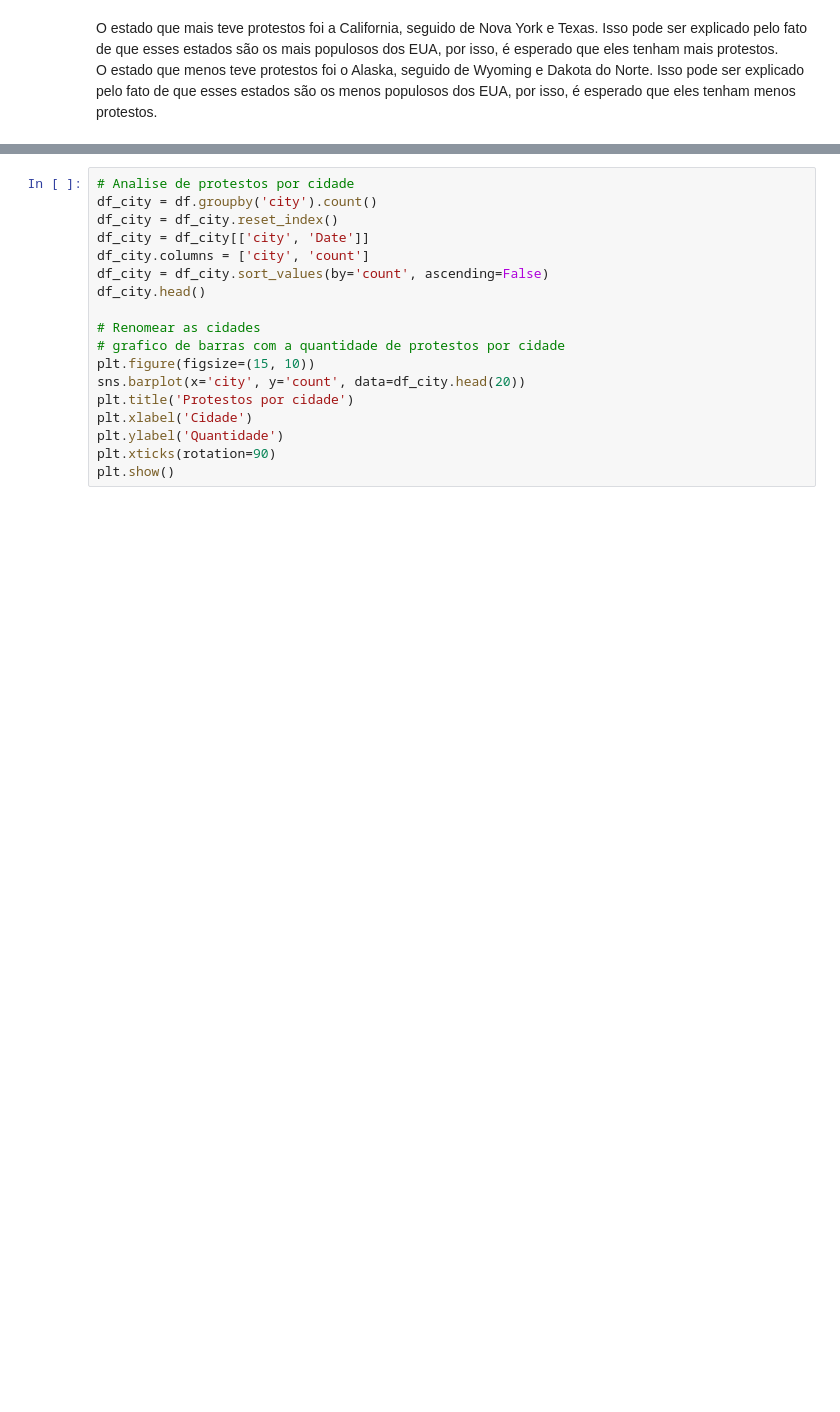
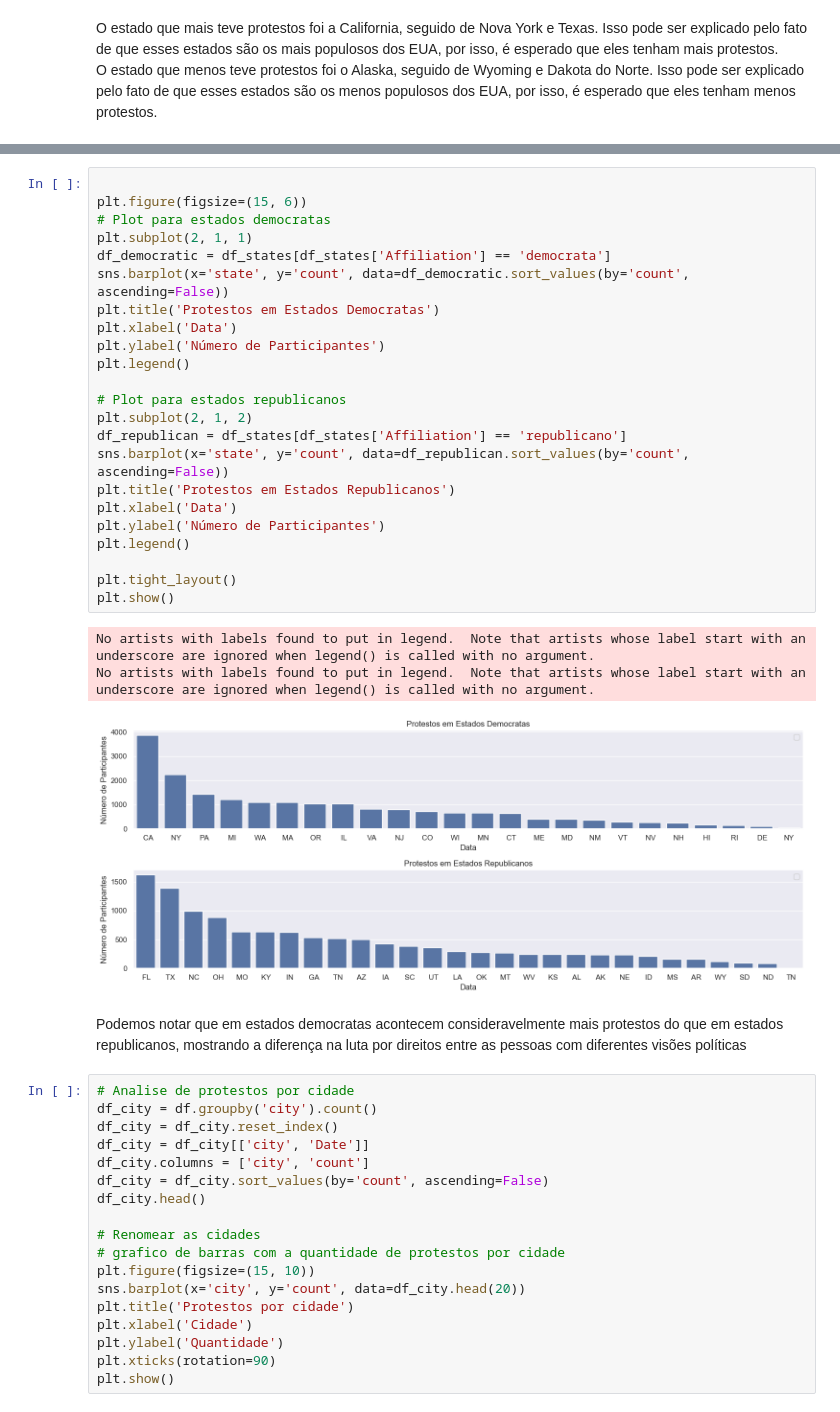
Before and after one commit to Guilherme-s-m/bigdatao, a Jupyter notebook: read.ipynb, the cells around one changed output, grey strips where cells are left out. Drawn from its saved outputs; the diff is of its cells as text; blank space fills up the shorter version.

```diff
--- a/read.ipynb
+++ b/read.ipynb
@@ -155,3 +314,32 @@ estados são os menos populosos dos EUA, por isso, é esperado que eles tenham m
+# %%
+
+plt.figure(figsize=(15, 6))
+# Plot para estados democratas
+plt.subplot(2, 1, 1)
+df_democratic = df_states[df_states['Affiliation'] == 'democrata']
+sns.barplot(x='state', y='count', data=df_democratic.sort_values(by='count', ascending=False))
+plt.title('Protestos em Estados Democratas')
+plt.xlabel('Data')
+plt.ylabel('Número de Participantes')
+plt.legend()
+
+# Plot para estados republicanos
+plt.subplot(2, 1, 2)
+df_republican = df_states[df_states['Affiliation'] == 'republicano']
+sns.barplot(x='state', y='count', data=df_republican.sort_values(by='count', ascending=False))
+plt.title('Protestos em Estados Republicanos')
+plt.xlabel('Data')
+plt.ylabel('Número de Participantes')
+plt.legend()
+
+plt.tight_layout()
+plt.show()
+# %% [output]
+No artists with labels found to put in legend.  Note that artists whose label start with an underscore are ignored when legend() is called with no argument.
+No artists with labels found to put in legend.  Note that artists whose label start with an underscore are ignored when legend() is called with no argument.
+[figure, added]
+# %% [markdown]
+Podemos notar que em estados democratas acontecem consideravelmente mais protestos do que em estados republicanos, mostrando a diferença na luta por direitos entre as pessoas com diferentes visões políticas
 # %%
 # Analise de protestos por cidade
 df_city = df.groupby('city').count()
```
Also changed, not shown: parts of 5 cells of this notebook, 2 other files.
